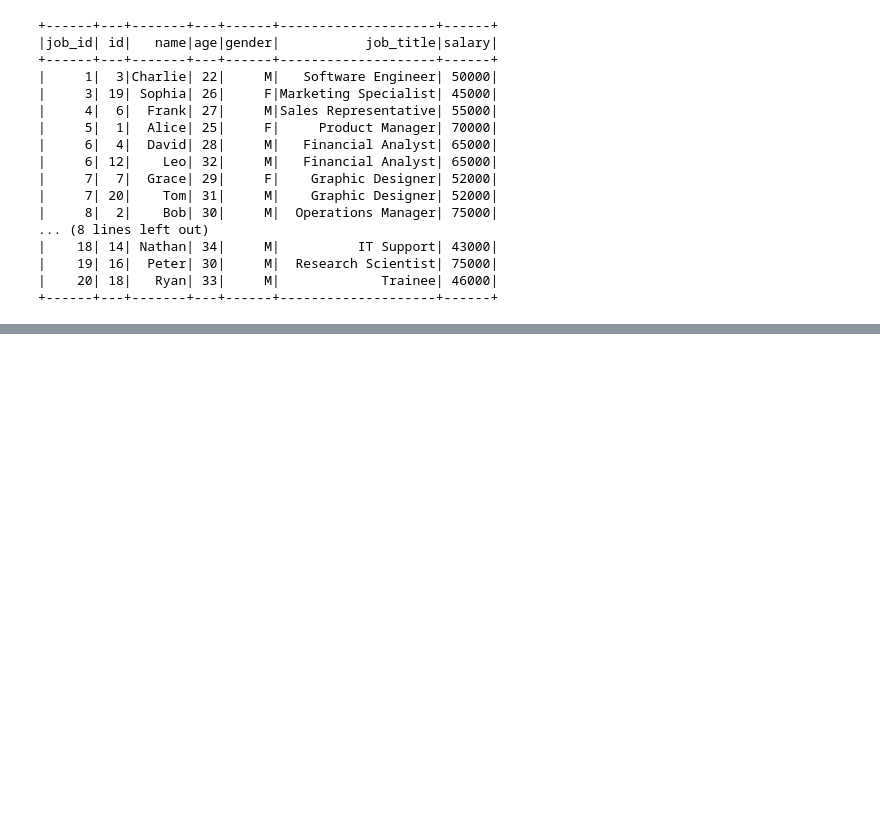
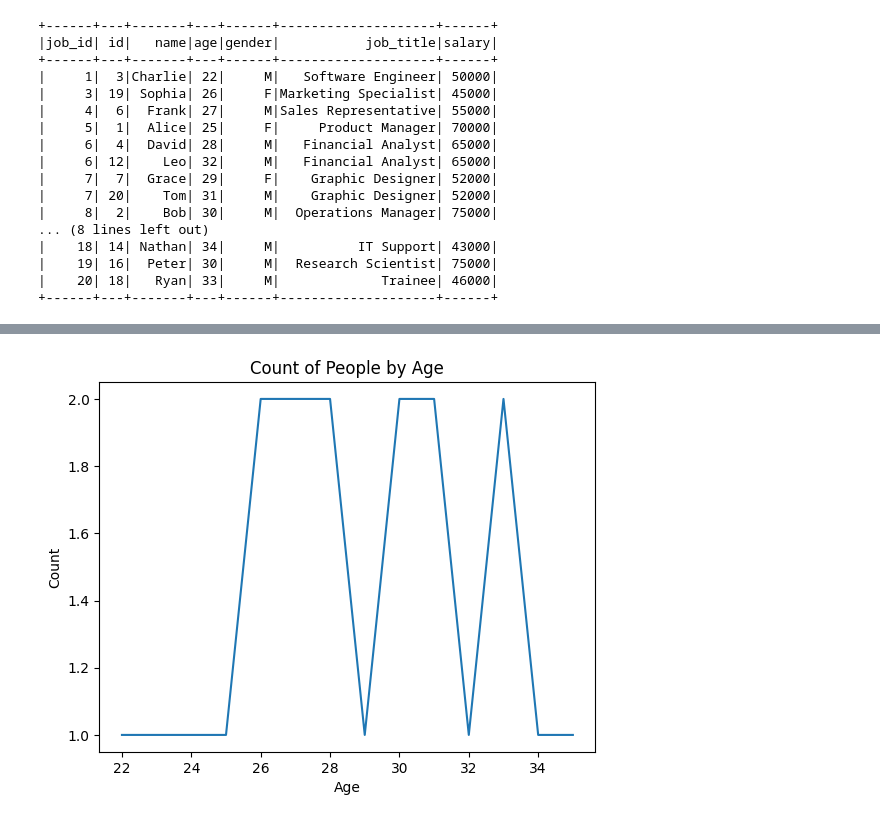
Before and after one commit to daniellcferreira/spark-python, a Jupyter notebook: pyspark.ipynb, the cells around one changed output, grey strips where cells are left out. Cells and saved outputs as stored; diff of their text form; code cells hidden in the pictures; blank space fills up the shorter version.

```diff
--- a/pyspark.ipynb
+++ b/pyspark.ipynb
@@ -169,3 +169,7 @@ people_df.join(jobs_df, ["job_id"], "inner").show()
 |    19| 16|  Peter| 30|     M|  Research Scientist| 75000|
 |    20| 18|   Ryan| 33|     M|             Trainee| 46000|
 +------+---+-------+---+------+--------------------+------+
+# %%
+# adicionando novas colunas
+people_df = people_df.withColumn("age_plus_10", col("age") + 10)
+people_df.show()
@@ -171,0 +194,4 @@ people_df.join(jobs_df, ["job_id"], "inner").show()
+# %%
+# renomeando colunas
+people_df = people_df.withColumnRenamed("age_plus_10", "new_age")
+people_df.show()
@@ -171,0 +277,16 @@ people_df.join(jobs_df, ["job_id"], "inner").show()
+# %%
+# agrupando por idade e contando o numero de pessoas
+age_counts = people_df.groupBy("age").count().orderBy("age").collect()
+
+# extraindo as idades e contagens
+ages = [row["age"] for row in age_counts]
+counts = [row["count"] for row in age_counts]
+
+# criando um grafico de barras
+plt.plot(ages, counts)
+plt.xlabel("Age")
+plt.ylabel("Count")
+plt.title("Count of People by Age")
+plt.show()
+# %% [output]
+[figure, added]
```
Also changed, not shown: parts of 7 cells of this notebook.
